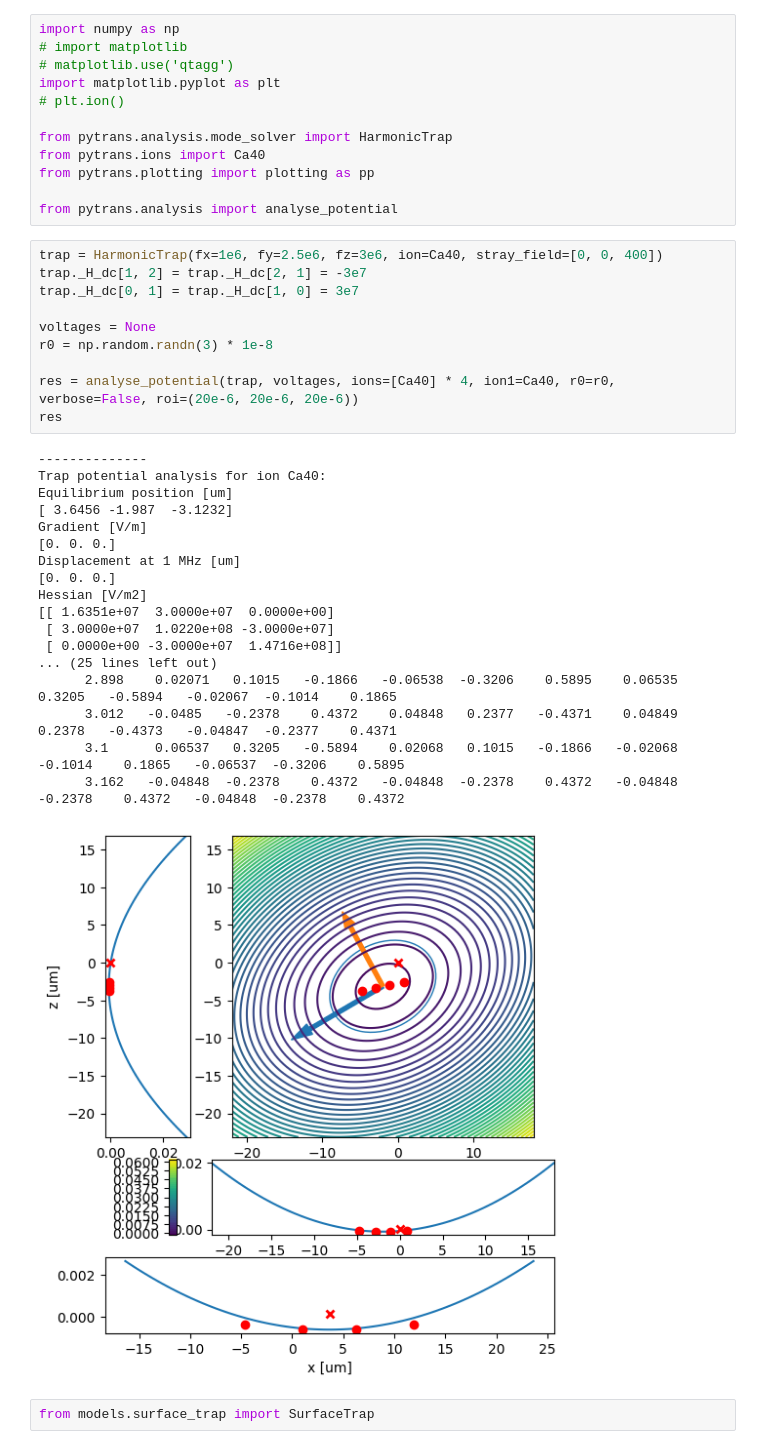
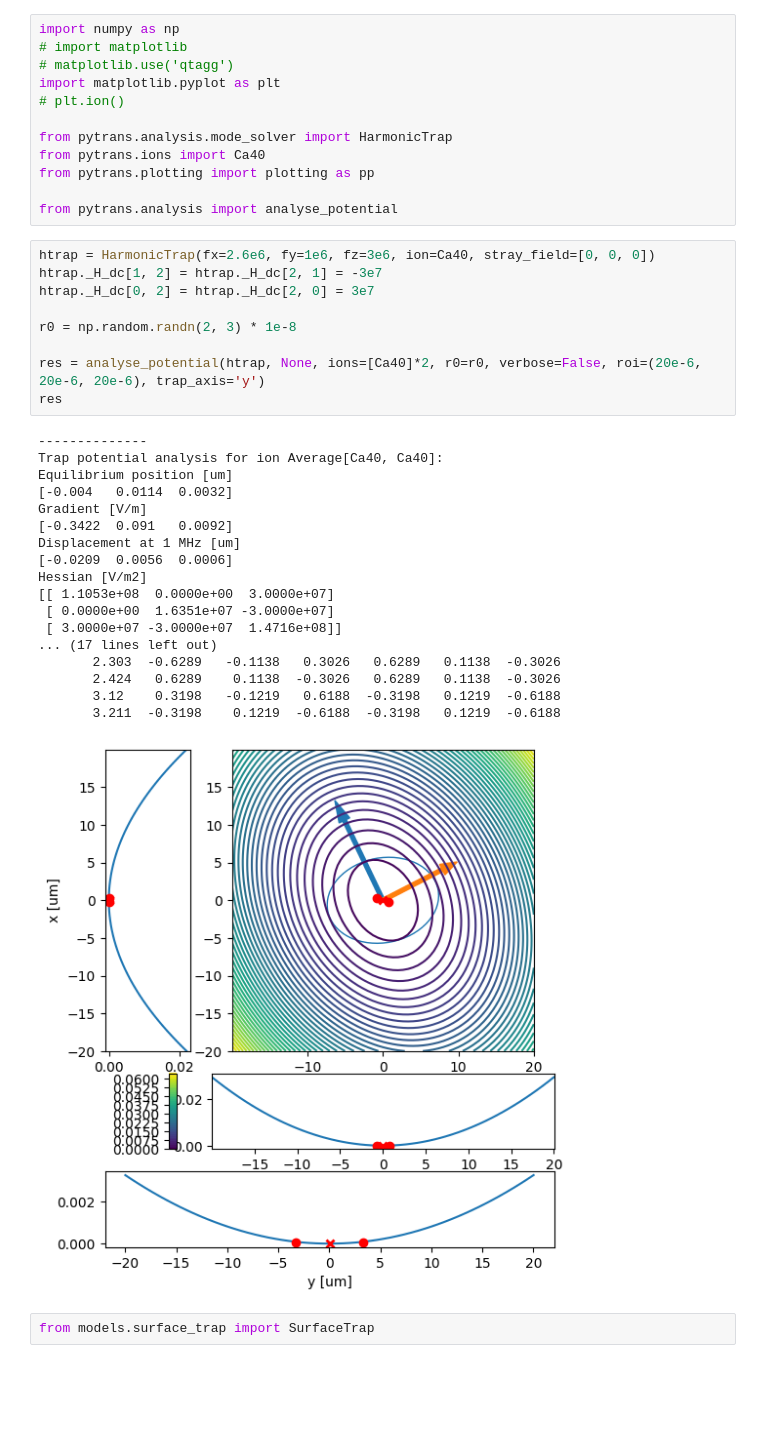
Before and after one commit to tiqi-group/pytrans-examples, a Jupyter notebook: examples/plotting3d.ipynb, the cells around one changed output. Drawn from its saved outputs; the diff is of its cells as text; blank space fills up the shorter version.

Commit message:
Up plotting examples
Former-commit-id: ca122ad68ff68dcd36ff59ead1664631b426bd02

```diff
--- a/examples/plotting3d.ipynb
+++ b/examples/plotting3d.ipynb
@@ -14,34 +14,33 @@ from pytrans.plotting import plotting as pp
 
 from pytrans.analysis import analyse_potential
 # %%
-trap = HarmonicTrap(fx=1e6, fy=2.5e6, fz=3e6, ion=Ca40, stray_field=[0, 0, 400])
-trap._H_dc[1, 2] = trap._H_dc[2, 1] = -3e7
-trap._H_dc[0, 1] = trap._H_dc[1, 0] = 3e7
+htrap = HarmonicTrap(fx=2.6e6, fy=1e6, fz=3e6, ion=Ca40, stray_field=[0, 0, 0])
+htrap._H_dc[1, 2] = htrap._H_dc[2, 1] = -3e7
+htrap._H_dc[0, 2] = htrap._H_dc[2, 0] = 3e7
 
-voltages = None
-r0 = np.random.randn(3) * 1e-8
+r0 = np.random.randn(2, 3) * 1e-8
 
-res = analyse_potential(trap, voltages, ions=[Ca40] * 4, ion1=Ca40, r0=r0, verbose=False, roi=(20e-6, 20e-6, 20e-6))
+res = analyse_potential(htrap, None, ions=[Ca40]*2, r0=r0, verbose=False, roi=(20e-6, 20e-6, 20e-6), trap_axis='y')
 res
 # %% [output]
 --------------
-Trap potential analysis for ion Ca40:
+Trap potential analysis for ion Average[Ca40, Ca40]:
 Equilibrium position [um]
-[ 3.6456 -1.987  -3.1232]
+[-0.004   0.0114  0.0032]
 Gradient [V/m]
-[0. 0. 0.]
+[-0.3422  0.091   0.0092]
 Displacement at 1 MHz [um]
-[0. 0. 0.]
+[-0.0209  0.0056  0.0006]
 Hessian [V/m2]
-[[ 1.6351e+07  3.0000e+07  0.0000e+00]
- [ 3.0000e+07  1.0220e+08 -3.0000e+07]
- [ 0.0000e+00 -3.0000e+07  1.4716e+08]]
-... (25 lines left out)
-      2.898    0.02071   0.1015   -0.1866   -0.06538  -0.3206    0.5895    0.06535   0.3205   -0.5894   -0.02067  -0.1014    0.1865
-      3.012   -0.0485   -0.2378    0.4372    0.04848   0.2377   -0.4371    0.04849   0.2378   -0.4373   -0.04847  -0.2377    0.4371
-      3.1      0.06537   0.3205   -0.5894    0.02068   0.1015   -0.1866   -0.02068  -0.1014    0.1865   -0.06537  -0.3206    0.5895
-      3.162   -0.04848  -0.2378    0.4372   -0.04848  -0.2378    0.4372   -0.04848  -0.2378    0.4372   -0.04848  -0.2378    0.4372
+[[ 1.1053e+08  0.0000e+00  3.0000e+07]
+ [ 0.0000e+00  1.6351e+07 -3.0000e+07]
+ [ 3.0000e+07 -3.0000e+07  1.4716e+08]]
+... (17 lines left out)
+       2.303  -0.6289   -0.1138   0.3026   0.6289   0.1138  -0.3026
+       2.424   0.6289    0.1138  -0.3026   0.6289   0.1138  -0.3026
+       3.12    0.3198   -0.1219   0.6188  -0.3198   0.1219  -0.6188
+       3.211  -0.3198    0.1219  -0.6188  -0.3198   0.1219  -0.6188
-[figure, old version]
+[figure, new version]
 # %%
 from models.surface_trap import SurfaceTrap
 # %%
```
Also changed, not shown: parts of 4 cells of this notebook, 1 other file.
